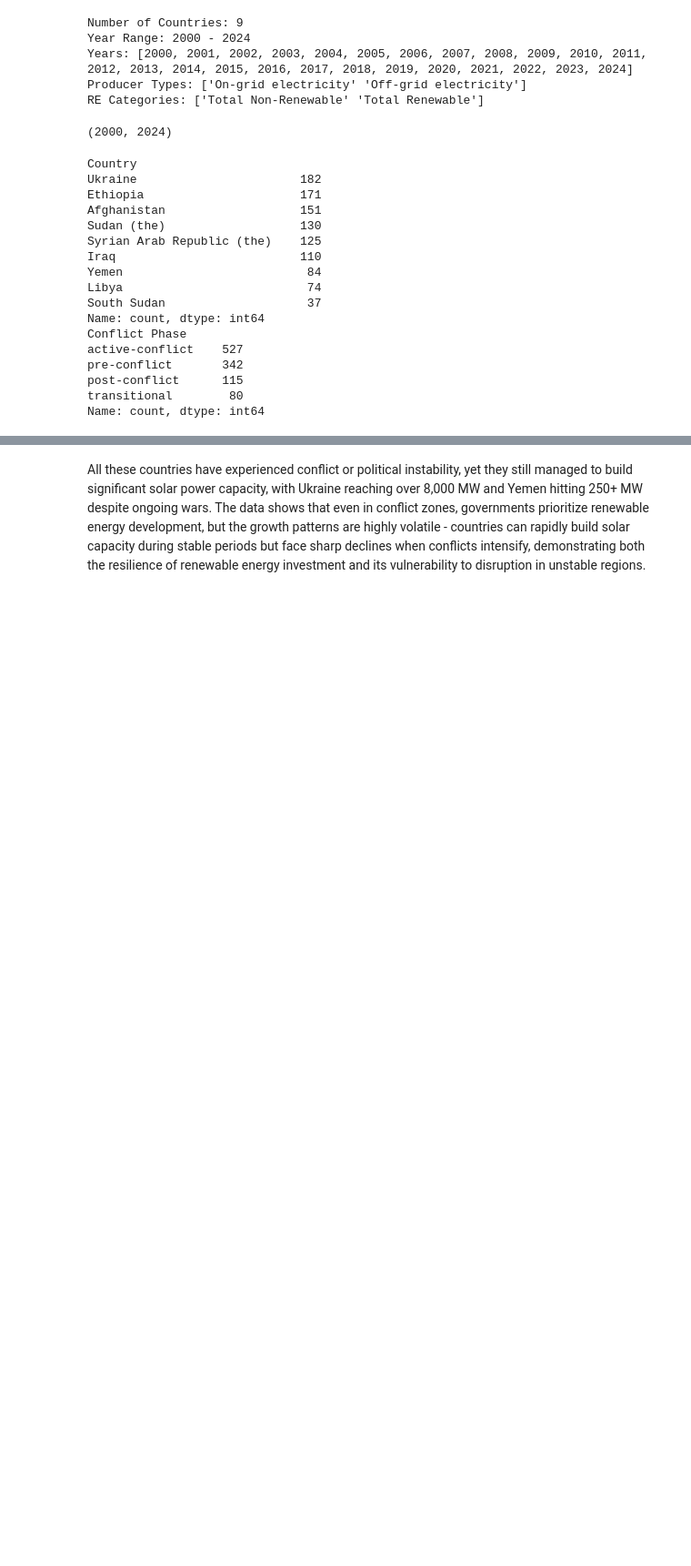
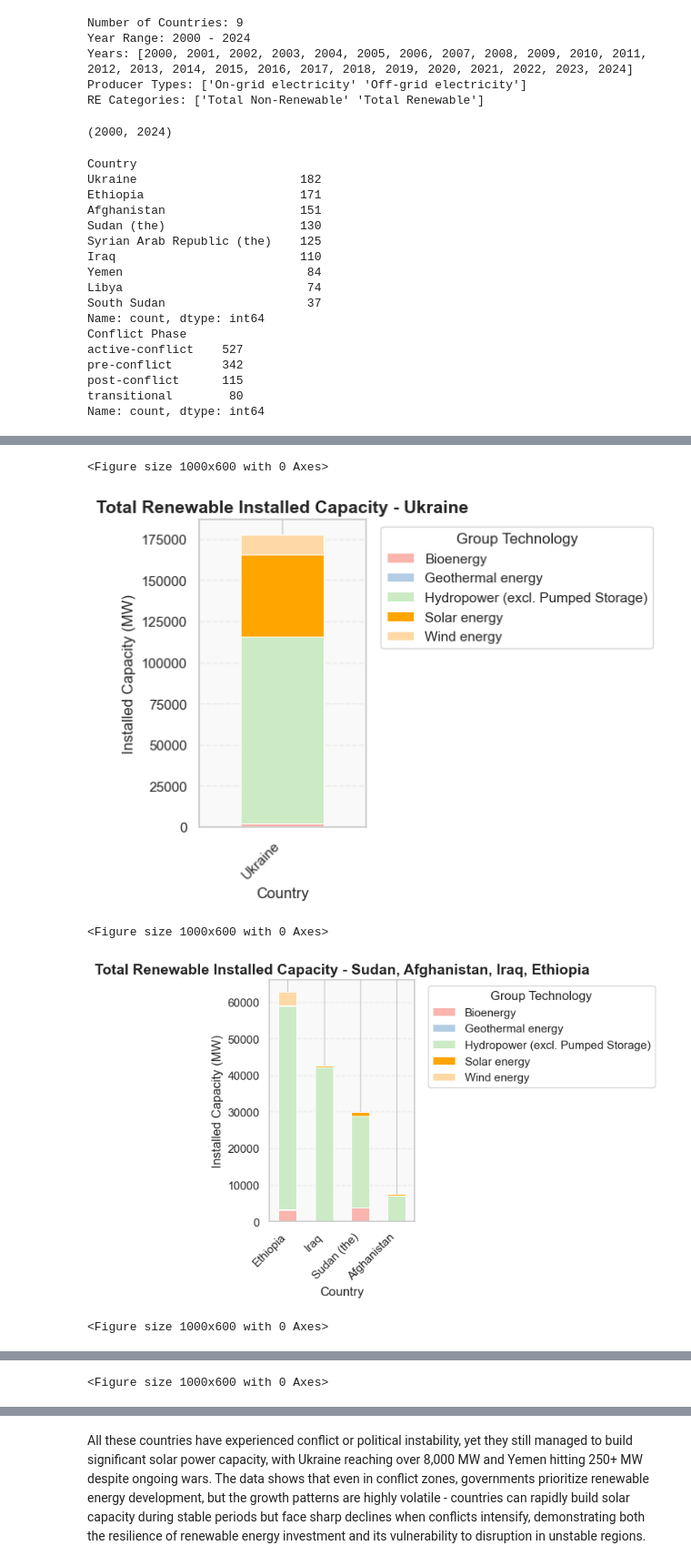
Before and after one commit to MIT-Emerging-Talent/ET6-CDSP-group-08-repo, a Jupyter notebook: 3_data_exploration/IRENA_ONG_explore_2.ipynb, the cells around one changed output, grey strips where cells are left out. Shown at 91% size. Saved outputs shown, nothing was run; the diff lists cells and outputs as text; code cells hidden in the pictures; blank space fills up the shorter version.

```diff
--- a/3_data_exploration/IRENA_ONG_explore_2.ipynb
+++ b/3_data_exploration/IRENA_ONG_explore_2.ipynb
@@ -278,3 +278,78 @@ solar_df.head()
 | 52 | Africa | Northern Africa | Libya | LBY | Total Renewable | Solar energy | Solar photovoltaic | Off-grid Solar photovoltaic | ... |
 | 53 | Africa | Northern Africa | Libya | LBY | Total Renewable | Solar energy | Solar photovoltaic | Off-grid Solar photovoltaic | ... |
 | 54 | Africa | Northern Africa | Libya | LBY | Total Renewable | Solar energy | Solar photovoltaic | Off-grid Solar photovoltaic | ... |
+# %%
+# 15. Renewable Energy DataFrame
+# Filter renewable entries
+renewable_df = df[df["RE or Non-RE"].str.lower() == "total renewable"].copy()
+
+# Standardize country names
+renewable_df["Country"] = renewable_df["Country"].replace(
+    {"Sudan": "Sudan (the)", "Syria": "Syrian Arab Republic (the)"}
+)
+
+# Define groups
+group1 = ["Ukraine"]
+group2 = ["Sudan (the)", "Afghanistan", "Iraq", "Ethiopia"]
+group3 = ["Yemen", "Syrian Arab Republic (the)"]
+group4 = ["Libya", "South Sudan"]
+
+# Collect all technologies and create color mapping
+all_techs = sorted(renewable_df["Group Technology"].unique())
+
+# Define color map with Solar highlighted
+highlight_color = "#FFA500"  # bright orange for solar
+default_cmap = plt.get_cmap("Pastel1")
+
+color_dict = {}
+for i, tech in enumerate(all_techs):
+    if "solar" in tech.lower():
+        color_dict[tech] = highlight_color
+    else:
+        color_dict[tech] = default_cmap(i % 9)
+
+
+# Plot function
+def plot_group(countries, title):
+    group_df = renewable_df[renewable_df["Country"].isin(countries)]
+    grouped = (
+        group_df.groupby(["Country", "Group Technology"])[
+            "Electricity Installed Capacity (MW)"
+        ]
+        .sum()
+        .unstack(fill_value=0)
+    )
+    grouped = grouped.loc[grouped.sum(axis=1).sort_values(ascending=False).index]
+    grouped = grouped.reindex(columns=all_techs, fill_value=0)  # consistent order
+
+    plt.figure(figsize=(10, 6))
+    grouped.plot(
+        kind="bar",
+        stacked=True,
+        color=[color_dict[tech] for tech in grouped.columns],
+        edgecolor="white",
+        linewidth=0.7,
+    )
+    plt.title(title, fontsize=14, weight="bold")
+    plt.ylabel("Installed Capacity (MW)")
+    plt.xticks(rotation=45, ha="right")
+    plt.legend(title="Group Technology", bbox_to_anchor=(1.05, 1), loc="upper left")
+    plt.grid(axis="y", linestyle="--", alpha=0.3)
+    plt.gca().set_facecolor("#f9f9f9")
+    plt.tight_layout()
+    plt.show()
+
+
+# Plot each group
+plot_group(group1, "Total Renewable Installed Capacity - Ukraine")
+plot_group(
+    group2, "Total Renewable Installed Capacity - Sudan, Afghanistan, Iraq, Ethiopia"
+)
+plot_group(group3, "Total Renewable Installed Capacity - Yemen, Syria")
+plot_group(group4, "Total Renewable Installed Capacity - Libya, South Sudan")
+# %% [output]
+<Figure size 1000x600 with 0 Axes>
+[figure, added]
+<Figure size 1000x600 with 0 Axes>
+[figure, added]
+<Figure size 1000x600 with 0 Axes>
@@ -280,0 +357 @@ solar_df.head()
+<Figure size 1000x600 with 0 Axes>
```
Also changed, not shown: parts of 4 cells of this notebook, 3 other files.
